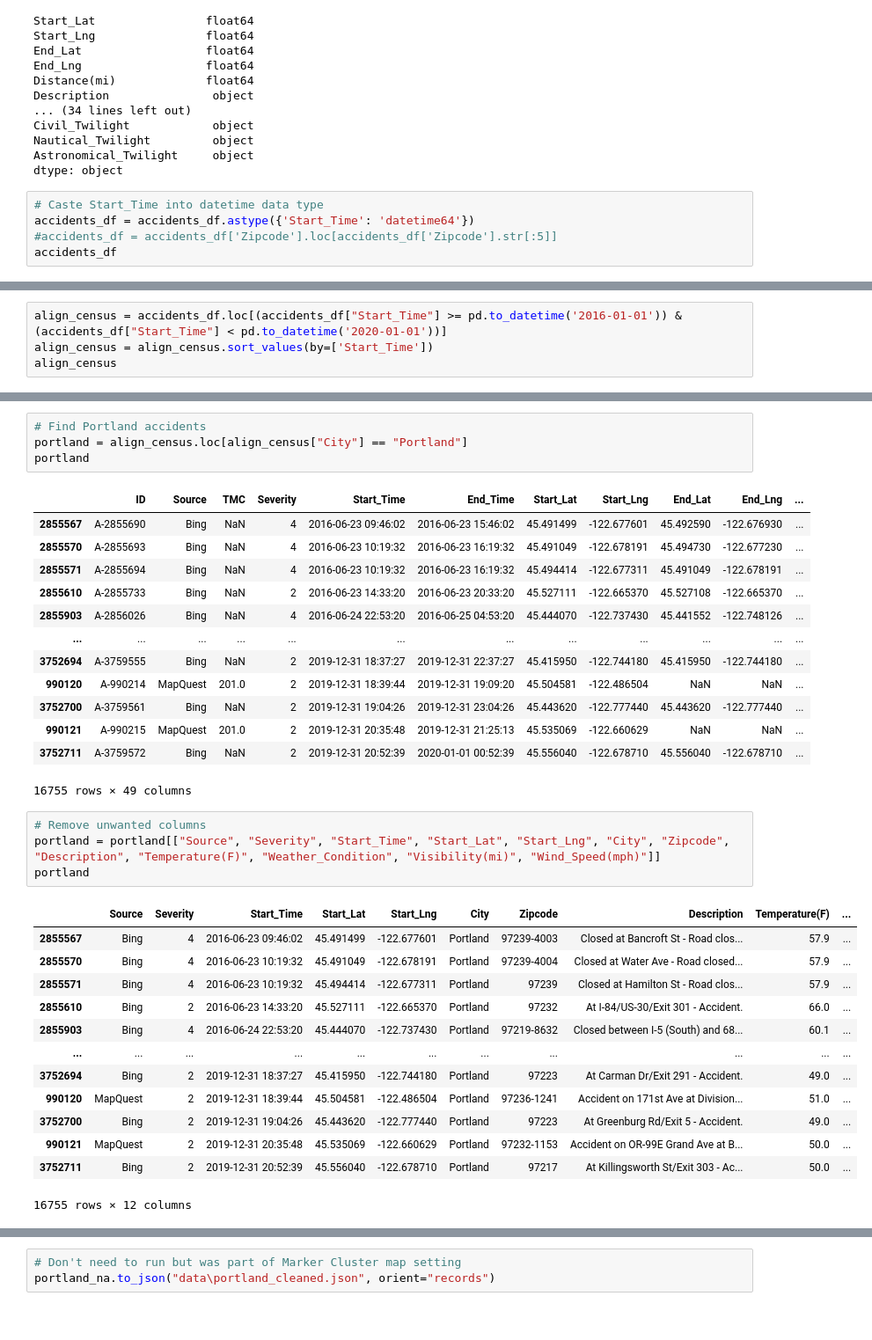
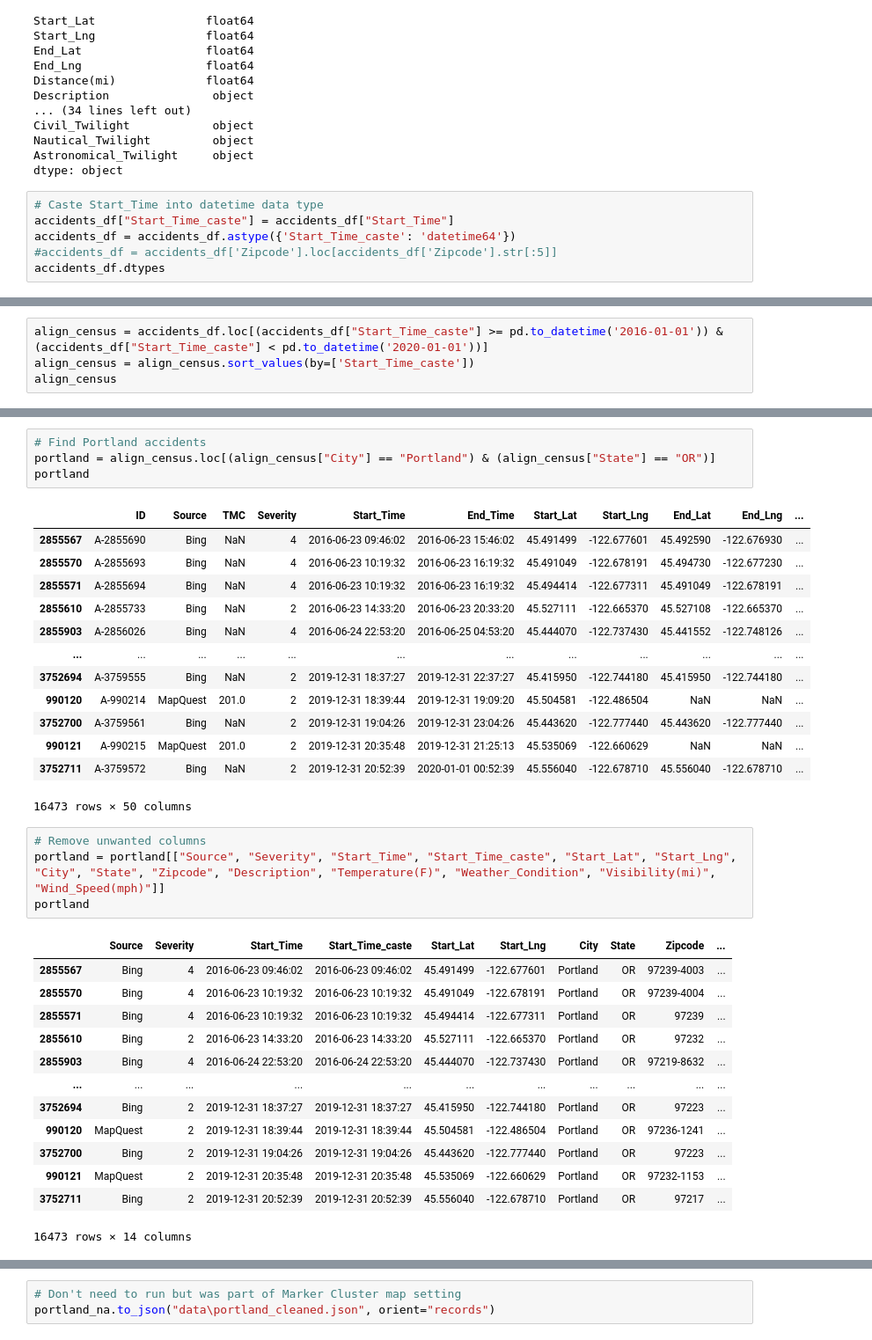
Before and after one commit to pulliam-chris/Project2, a Jupyter notebook: accidents.ipynb, the cells around one changed output, grey strips where cells are left out. Shown at 88% size. Saved outputs shown, nothing was run; the diff lists cells and outputs as text.

Commit message:
push revised accidents notebook

```diff
--- a/accidents.ipynb
+++ b/accidents.ipynb
@@ -46,7 +66,8 @@ Astronomical_Twilight     object
 dtype: object
 # %%
 # Caste Start_Time into datetime data type
-accidents_df = accidents_df.astype({'Start_Time': 'datetime64'})
+accidents_df["Start_Time_caste"] = accidents_df["Start_Time"]
+accidents_df = accidents_df.astype({'Start_Time_caste': 'datetime64'})
 #accidents_df = accidents_df['Zipcode'].loc[accidents_df['Zipcode'].str[:5]]
-accidents_df
+accidents_df.dtypes
 # %% [output]
@@ -66,6 +91,6 @@ accidents_df
 # %%
-align_census = accidents_df.loc[(accidents_df["Start_Time"] >= pd.to_datetime('2016-01-01')) & (accidents_df["Start_Time"] < pd.to_datetime('2020-01-01'))]
-align_census = align_census.sort_values(by=['Start_Time'])
+align_census = accidents_df.loc[(accidents_df["Start_Time_caste"] >= pd.to_datetime('2016-01-01')) & (accidents_df["Start_Time_caste"] < pd.to_datetime('2020-01-01'))]
+align_census = align_census.sort_values(by=['Start_Time_caste'])
 align_census
 # %% [output]
 |  | ID | Source | TMC | Severity | Start_Time | End_Time | Start_Lat | Start_Lng | End_Lat | End_Lng | ... |
@@ -84,6 +109,6 @@ align_census
 # %%
 # Find Portland accidents
-portland = align_census.loc[align_census["City"] == "Portland"]
+portland = align_census.loc[(align_census["City"] == "Portland") & (align_census["State"] == "OR")]
 portland
 # %% [output]
 |  | ID | Source | TMC | Severity | Start_Time | End_Time | Start_Lat | Start_Lng | End_Lat | End_Lng | ... |
@@ -98,25 +123,25 @@ portland
 | 3752700 | A-3759561 | Bing | NaN | 2 | 2019-12-31 19:04:26 | 2019-12-31 23:04:26 | 45.443620 | -122.777440 | 45.443620 | -122.777440 | ... |
 | 990121 | A-990215 | MapQuest | 201.0 | 2 | 2019-12-31 20:35:48 | 2019-12-31 21:25:13 | 45.535069 | -122.660629 | NaN | NaN | ... |
 | 3752711 | A-3759572 | Bing | NaN | 2 | 2019-12-31 20:52:39 | 2020-01-01 00:52:39 | 45.556040 | -122.678710 | 45.556040 | -122.678710 | ... |
-16755 rows × 49 columns
+16473 rows × 50 columns
 # %%
 # Remove unwanted columns
-portland = portland[["Source", "Severity", "Start_Time", "Start_Lat", "Start_Lng", "City", "Zipcode", "Description", "Temperature(F)", "Weather_Condition", "Visibility(mi)", "Wind_Speed(mph)"]]
+portland = portland[["Source", "Severity", "Start_Time", "Start_Time_caste", "Start_Lat", "Start_Lng", "City", "State", "Zipcode", "Description", "Temperature(F)", "Weather_Condition", "Visibility(mi)", "Wind_Speed(mph)"]]
 portland
 # %% [output]
-|  | Source | Severity | Start_Time | Start_Lat | Start_Lng | City | Zipcode | Description | Temperature(F) | ... |
-| 2855567 | Bing | 4 | 2016-06-23 09:46:02 | 45.491499 | -122.677601 | Portland | 97239-4003 | Closed at Bancroft St - Road clos... | 57.9 | ... |
-| 2855570 | Bing | 4 | 2016-06-23 10:19:32 | 45.491049 | -122.678191 | Portland | 97239-4004 | Closed at Water Ave - Road closed... | 57.9 | ... |
-| 2855571 | Bing | 4 | 2016-06-23 10:19:32 | 45.494414 | -122.677311 | Portland | 97239 | Closed at Hamilton St - Road clos... | 57.9 | ... |
-| 2855610 | Bing | 2 | 2016-06-23 14:33:20 | 45.527111 | -122.665370 | Portland | 97232 | At I-84/US-30/Exit 301 - Accident. | 66.0 | ... |
-| 2855903 | Bing | 4 | 2016-06-24 22:53:20 | 45.444070 | -122.737430 | Portland | 97219-8632 | Closed between I-5 (South) and 68... | 60.1 | ... |
+|  | Source | Severity | Start_Time | Start_Time_caste | Start_Lat | Start_Lng | City | State | Zipcode | ... |
+| 2855567 | Bing | 4 | 2016-06-23 09:46:02 | 2016-06-23 09:46:02 | 45.491499 | -122.677601 | Portland | OR | 97239-4003 | ... |
+| 2855570 | Bing | 4 | 2016-06-23 10:19:32 | 2016-06-23 10:19:32 | 45.491049 | -122.678191 | Portland | OR | 97239-4004 | ... |
+| 2855571 | Bing | 4 | 2016-06-23 10:19:32 | 2016-06-23 10:19:32 | 45.494414 | -122.677311 | Portland | OR | 97239 | ... |
+| 2855610 | Bing | 2 | 2016-06-23 14:33:20 | 2016-06-23 14:33:20 | 45.527111 | -122.665370 | Portland | OR | 97232 | ... |
+| 2855903 | Bing | 4 | 2016-06-24 22:53:20 | 2016-06-24 22:53:20 | 45.444070 | -122.737430 | Portland | OR | 97219-8632 | ... |
 | ... | ... | ... | ... | ... | ... | ... | ... | ... | ... | ... |
-| 3752694 | Bing | 2 | 2019-12-31 18:37:27 | 45.415950 | -122.744180 | Portland | 97223 | At Carman Dr/Exit 291 - Accident. | 49.0 | ... |
-| 990120 | MapQuest | 2 | 2019-12-31 18:39:44 | 45.504581 | -122.486504 | Portland | 97236-1241 | Accident on 171st Ave at Division... | 51.0 | ... |
-| 3752700 | Bing | 2 | 2019-12-31 19:04:26 | 45.443620 | -122.777440 | Portland | 97223 | At Greenburg Rd/Exit 5 - Accident. | 49.0 | ... |
-| 990121 | MapQuest | 2 | 2019-12-31 20:35:48 | 45.535069 | -122.660629 | Portland | 97232-1153 | Accident on OR-99E Grand Ave at B... | 50.0 | ... |
-| 3752711 | Bing | 2 | 2019-12-31 20:52:39 | 45.556040 | -122.678710 | Portland | 97217 | At Killingsworth St/Exit 303 - Ac... | 50.0 | ... |
+| 3752694 | Bing | 2 | 2019-12-31 18:37:27 | 2019-12-31 18:37:27 | 45.415950 | -122.744180 | Portland | OR | 97223 | ... |
+| 990120 | MapQuest | 2 | 2019-12-31 18:39:44 | 2019-12-31 18:39:44 | 45.504581 | -122.486504 | Portland | OR | 97236-1241 | ... |
+| 3752700 | Bing | 2 | 2019-12-31 19:04:26 | 2019-12-31 19:04:26 | 45.443620 | -122.777440 | Portland | OR | 97223 | ... |
+| 990121 | MapQuest | 2 | 2019-12-31 20:35:48 | 2019-12-31 20:35:48 | 45.535069 | -122.660629 | Portland | OR | 97232-1153 | ... |
+| 3752711 | Bing | 2 | 2019-12-31 20:52:39 | 2019-12-31 20:52:39 | 45.556040 | -122.678710 | Portland | OR | 97217 | ... |
-16755 rows × 12 columns
+16473 rows × 14 columns
 # %%
 # Drop rows with nulls in any required fields
 portland_na = portland.dropna()
```
Also changed, not shown: parts of 7 cells of this notebook.
